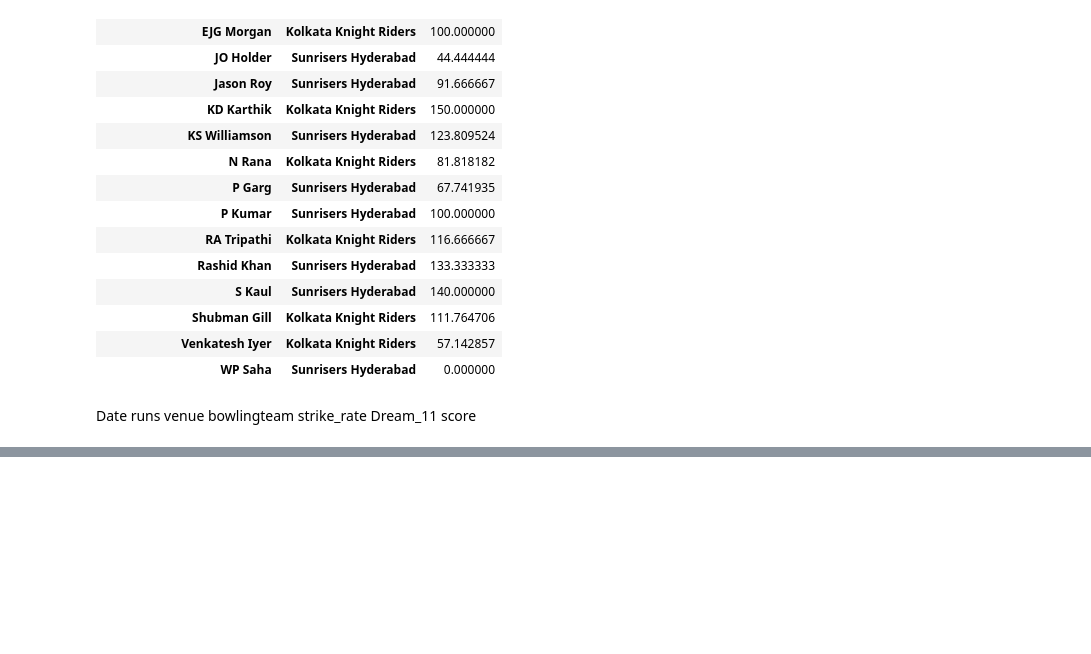
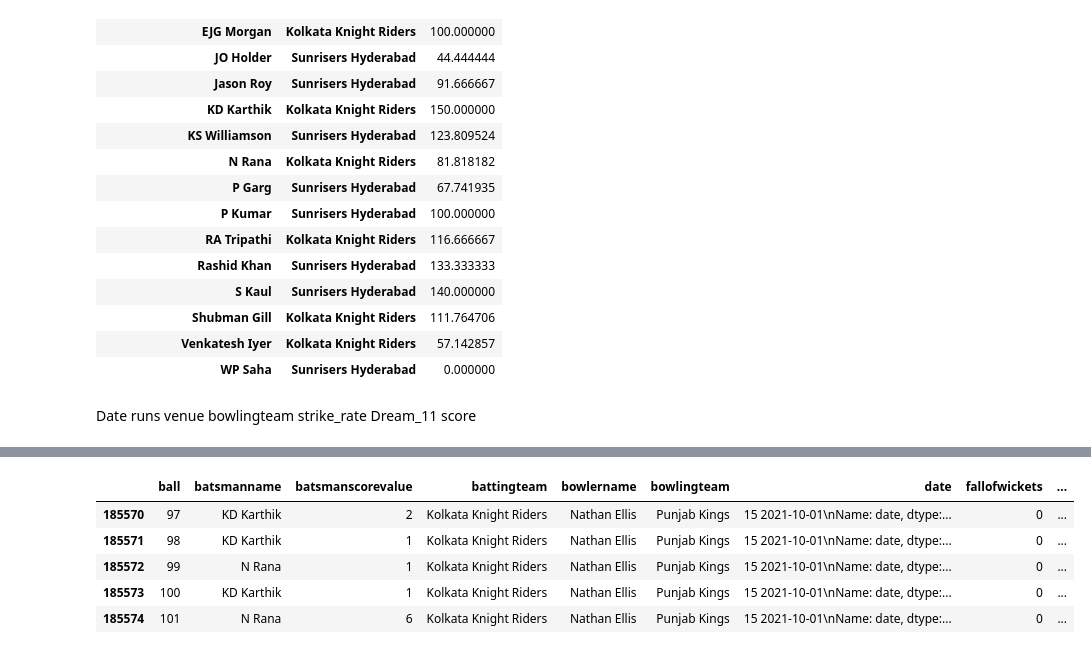
Before and after one commit to pranith7/dream11_prediction, a Jupyter notebook: PPP/demo1.ipynb, the cells around one changed output, grey strips where cells are left out. Saved outputs shown, nothing was run; the diff lists cells and outputs as text; code cells hidden in the pictures; blank space fills up the shorter version.

```diff
--- a/PPP/demo1.ipynb
+++ b/PPP/demo1.ipynb
@@ -390,0 +351,10 @@ print(MI['batsmanname'].unique()) # no of unique batsman in MI
+# %%
+df_2021 = data[185570:].copy()
+df_2021.head()
+# %% [output]
+|  | ball | batsmanname | batsmanscorevalue | battingteam | bowlername | bowlingteam | date | fallofwickets | ... |
+| 185570 | 97 | KD Karthik | 2 | Kolkata Knight Riders | Nathan Ellis | Punjab Kings | 15 2021-10-01\nName: date, dtype:... | 0 | ... |
+| 185571 | 98 | KD Karthik | 1 | Kolkata Knight Riders | Nathan Ellis | Punjab Kings | 15 2021-10-01\nName: date, dtype:... | 0 | ... |
+| 185572 | 99 | N Rana | 1 | Kolkata Knight Riders | Nathan Ellis | Punjab Kings | 15 2021-10-01\nName: date, dtype:... | 0 | ... |
+| 185573 | 100 | KD Karthik | 1 | Kolkata Knight Riders | Nathan Ellis | Punjab Kings | 15 2021-10-01\nName: date, dtype:... | 0 | ... |
+| 185574 | 101 | N Rana | 6 | Kolkata Knight Riders | Nathan Ellis | Punjab Kings | 15 2021-10-01\nName: date, dtype:... | 0 | ... |
```
Also changed, not shown: parts of 29 cells of this notebook.
